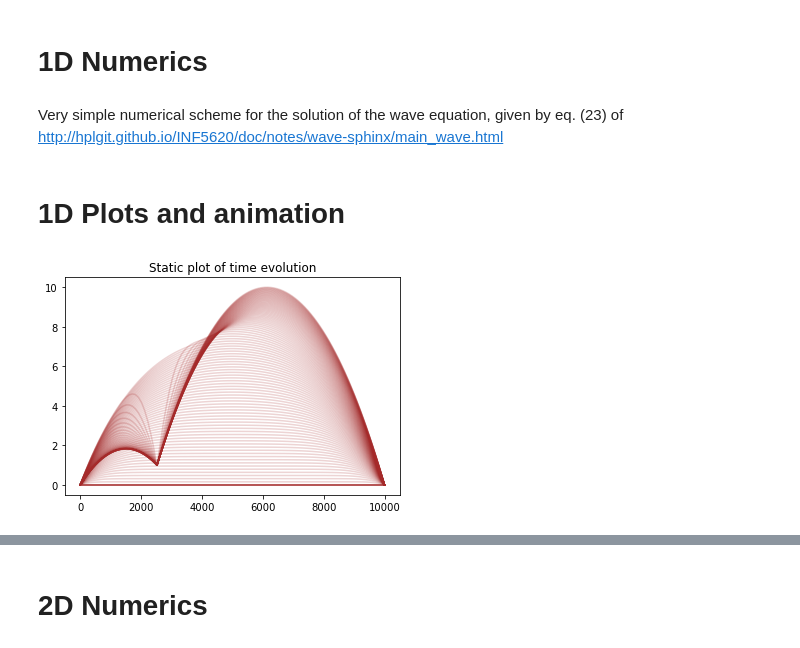
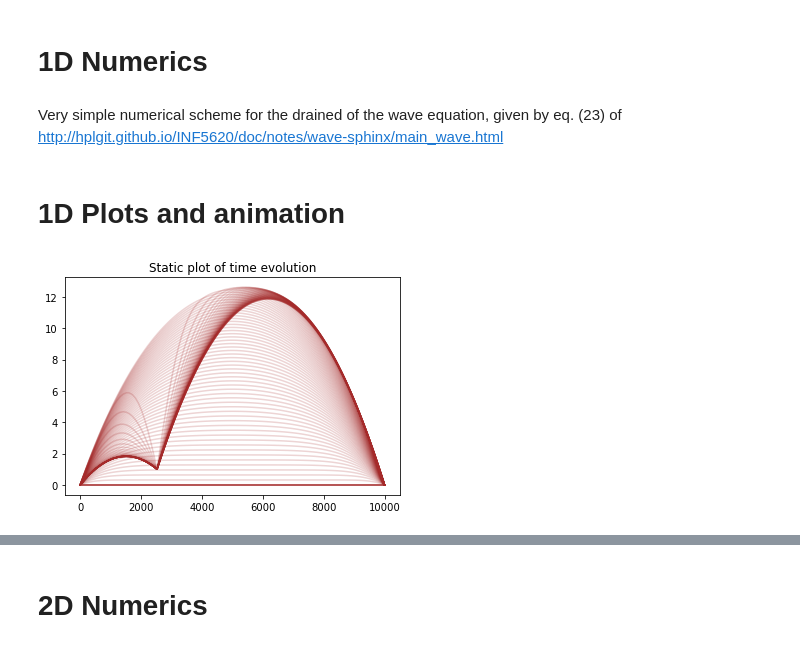
Before and after one commit to Txart/subsi_wave, a Jupyter notebook: subsi_wave.ipynb, the cells around one changed output, grey strips where cells are left out. Saved outputs shown, nothing was run; the diff lists cells and outputs as text; code cells hidden in the pictures.

```diff
--- a/subsi_wave.ipynb
+++ b/subsi_wave.ipynb
@@ -26,7 +26,7 @@ where $b$ is the friction term and $f_{ext}$ is an external force that drives th
 # %% [markdown]
 # 1D Numerics
 # %% [markdown]
-  Very simple numerical scheme for the solution of the wave equation, given by eq. (23) of
+  Very simple numerical scheme for the drained of the wave equation, given by eq. (23) of
   http://hplgit.github.io/INF5620/doc/notes/wave-sphinx/main_wave.html
 # %%
 # Mesh
@@ -34,7 +34,7 @@ L = 10000 # string length
 grid_length = int(100) # array length
 x = np.linspace(0, L, num=grid_length)
 MAX_NITER = int(1e5)
-simulated_time = int(100000)
+simulated_time = int(200000)
 t = np.linspace(0, simulated_time, num=MAX_NITER)
 
 dx = x[1] - x[0]
@@ -69,17 +69,17 @@ def run_one_timestep(u, u_old):
            )
 
 @njit
-def run_all_timesteps(u, u_old):
-    solution = np.zeros(shape=(MAX_NITER, grid_length))
+def run_all_timesteps(u, u_old, max_niter, grid_length, diri_bc_left, diri_bc_right, drainage_niter, drainage_position):
+    solution = np.zeros(shape=(max_niter, grid_length))
     solution[0] = u
-    for niter in range(1, MAX_NITER):
+    for niter in range(1, max_niter):
         # Diri BC
-        u[0] = DIRI_BC_LEFT
-        u[grid_length-1] = DIRI_BC_RIGHT
+        u[0] = diri_bc_left
+        u[grid_length-1] = diri_bc_right
 
         # Set a drainage canal. It's easy: fix p at some level.
-        if niter > DRAINAGE_NITER:
-            u[DRAINAGE_POSITION] = 1.
+        if niter > drainage_niter:
+            u[drainage_position] = 1.
 
         u_new = run_one_timestep(u, u_old) #solve
         solution[niter] = u_new
@@ -108,24 +108,28 @@ u_old = u.copy()
 DRAINAGE_NITER = MAX_NITER/2 # when to dig a ditch
 DRAINAGE_POSITION = int(grid_length/4)
 
-solution = run_all_timesteps(u, u_old) # This is the solution
+# Solve
+drained = run_all_timesteps(u, u_old,
+                             max_niter=MAX_NITER, grid_length=grid_length,
+                             diri_bc_left=DIRI_BC_LEFT, diri_bc_right=DIRI_BC_RIGHT,
+                             drainage_niter=DRAINAGE_NITER, drainage_position= DRAINAGE_POSITION)
 
-if np.any(np.isnan(solution[-1])):
+if np.any(np.isnan(drained[-1])):
     raise ValueError('Error in simulation. NaN in solution')
 # %% [markdown]
 # 1D Plots and animation
 # %%
 %matplotlib inline
 # %% Plot
 plt.figure()
 plt.title('Static plot of time evolution')
 
 for niter in range(0, MAX_NITER):
     if niter==0:
-        plt.plot(x, solution[0], color='brown', alpha=1.0)
+        plt.plot(x, drained[0], color='brown', alpha=1.0)
     if niter%int(MAX_NITER/100) == 0:
-        plt.plot(x, solution[niter], color='brown', alpha=0.2)
+        plt.plot(x, drained[niter], color='brown', alpha=0.2)
 # %% [output]
-[figure, old version]
+[figure, new version]
 # %%
 # %% Animate
```
Also changed, not shown: parts of 11 cells of this notebook, 1 other file.
